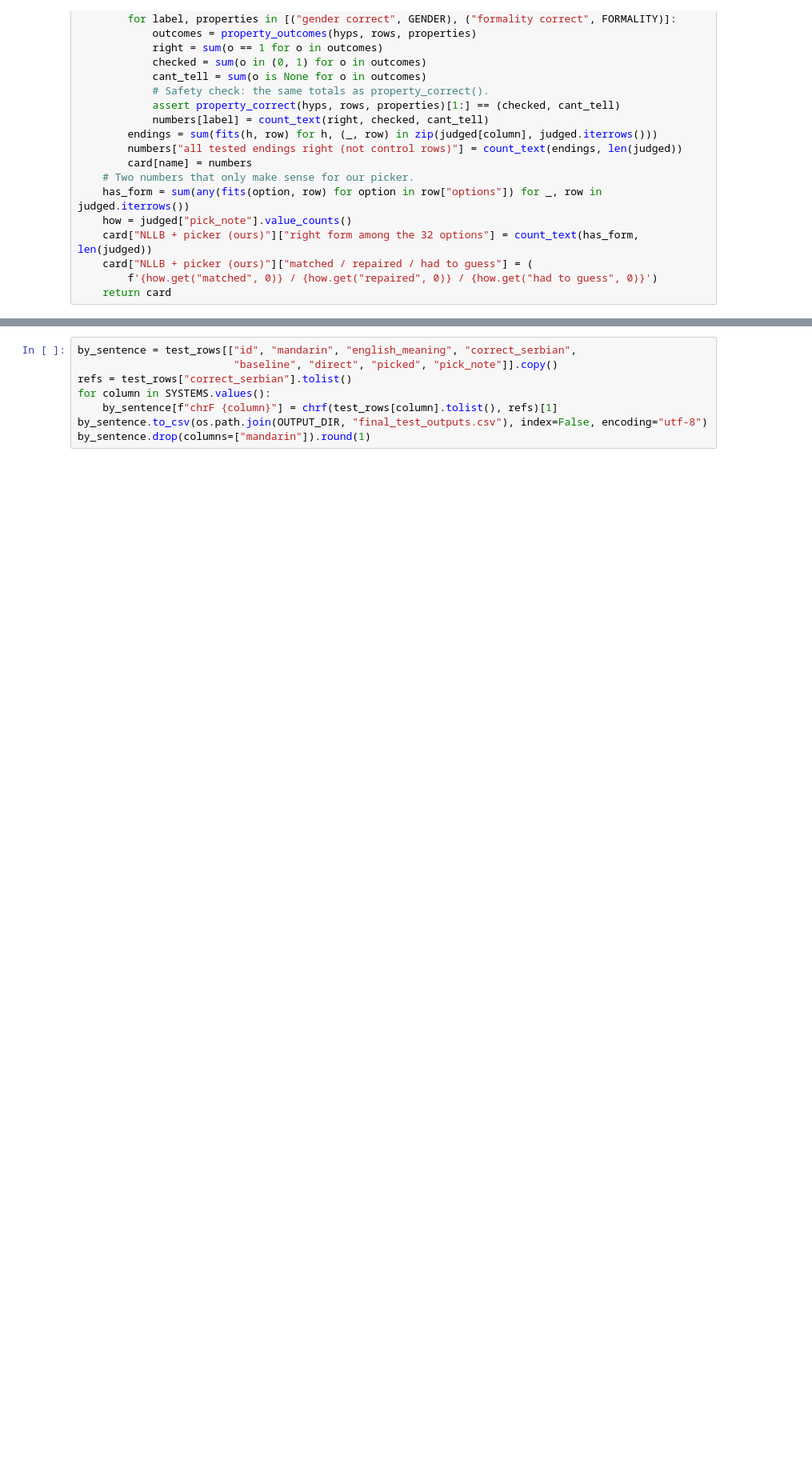
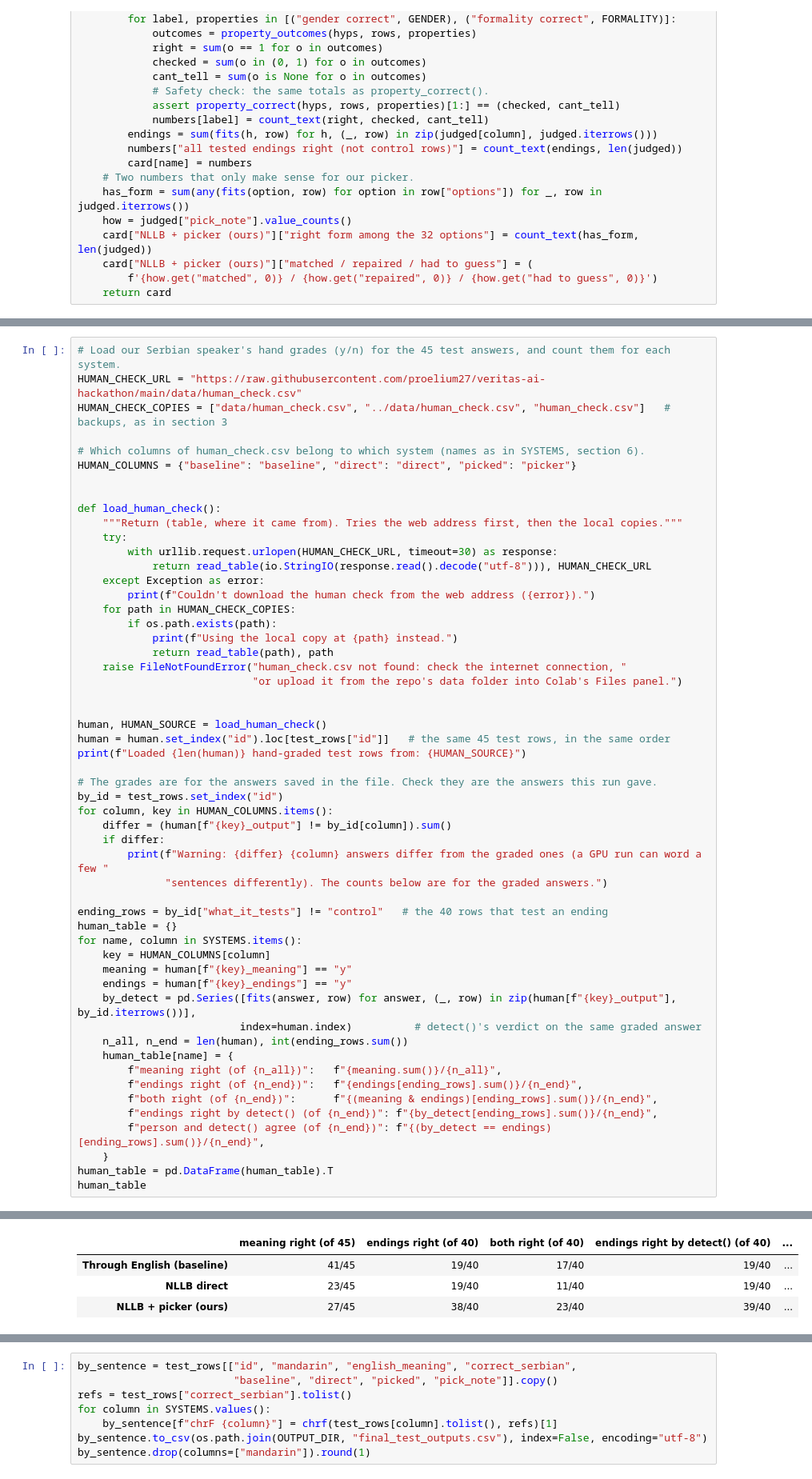
Before and after one commit to proelium27/veritas-ai-hackathon, a Jupyter notebook: notebook/model.ipynb, the cells around one changed output, grey strips where cells are left out. Shown at 80% size. Saved outputs shown, nothing was run; the diff lists cells and outputs as text; blank space fills up the shorter version.

```diff
--- a/notebook/model.ipynb
+++ b/notebook/model.ipynb
@@ -1314,0 +1336,55 @@ practice rows scored: 15 | test rows scored: 45
+# %%
+# Load our Serbian speaker's hand grades (y/n) for the 45 test answers, and count them for each system.
+HUMAN_CHECK_URL = "https://raw.githubusercontent.com/proelium27/veritas-ai-hackathon/main/data/human_check.csv"
+HUMAN_CHECK_COPIES = ["data/human_check.csv", "../data/human_check.csv", "human_check.csv"]   # backups, as in section 3
+
+# Which columns of human_check.csv belong to which system (names as in SYSTEMS, section 6).
+HUMAN_COLUMNS = {"baseline": "baseline", "direct": "direct", "picked": "picker"}
+
+
+def load_human_check():
+    """Return (table, where it came from). Tries the web address first, then the local copies."""
+    try:
+        with urllib.request.urlopen(HUMAN_CHECK_URL, timeout=30) as response:
+            return read_table(io.StringIO(response.read().decode("utf-8"))), HUMAN_CHECK_URL
+    except Exception as error:
+        print(f"Couldn't download the human check from the web address ({error}).")
+    for path in HUMAN_CHECK_COPIES:
+        if os.path.exists(path):
+            print(f"Using the local copy at {path} instead.")
+            return read_table(path), path
+    raise FileNotFoundError("human_check.csv not found: check the internet connection, "
+                            "or upload it from the repo's data folder into Colab's Files panel.")
+
+
+human, HUMAN_SOURCE = load_human_check()
+human = human.set_index("id").loc[test_rows["id"]]   # the same 45 test rows, in the same order
+print(f"Loaded {len(human)} hand-graded test rows from: {HUMAN_SOURCE}")
+
+# The grades are for the answers saved in the file. Check they are the answers this run gave.
+by_id = test_rows.set_index("id")
+for column, key in HUMAN_COLUMNS.items():
+    differ = (human[f"{key}_output"] != by_id[column]).sum()
+    if differ:
+        print(f"Warning: {differ} {column} answers differ from the graded ones (a GPU run can word a few "
+              "sentences differently). The counts below are for the graded answers.")
+
+ending_rows = by_id["what_it_tests"] != "control"   # the 40 rows that test an ending
+human_table = {}
+for name, column in SYSTEMS.items():
+    key = HUMAN_COLUMNS[column]
+    meaning = human[f"{key}_meaning"] == "y"
+    endings = human[f"{key}_endings"] == "y"
+    by_detect = pd.Series([fits(answer, row) for answer, (_, row) in zip(human[f"{key}_output"], by_id.iterrows())],
+                          index=human.index)          # detect()'s verdict on the same graded answer
+    n_all, n_end = len(human), int(ending_rows.sum())
+    human_table[name] = {
+        f"meaning right (of {n_all})":   f"{meaning.sum()}/{n_all}",
+        f"endings right (of {n_end})":   f"{endings[ending_rows].sum()}/{n_end}",
+        f"both right (of {n_end})":      f"{(meaning & endings)[ending_rows].sum()}/{n_end}",
+        f"endings right by detect() (of {n_end})": f"{by_detect[ending_rows].sum()}/{n_end}",
+        f"person and detect() agree (of {n_end})": f"{(by_detect == endings)[ending_rows].sum()}/{n_end}",
+    }
+human_table = pd.DataFrame(human_table).T
+human_table
+# %% [output]
@@ -1314,0 +1394,4 @@ practice rows scored: 15 | test rows scored: 45
+|  | meaning right (of 45) | endings right (of 40) | both right (of 40) | endings right by detect() (of 40) | ... |
+| Through English (baseline) | 41/45 | 19/40 | 17/40 | 19/40 | ... |
+| NLLB direct | 23/45 | 19/40 | 11/40 | 19/40 | ... |
+| NLLB + picker (ours) | 27/45 | 38/40 | 23/40 | 39/40 | ... |
```
Also changed, not shown: parts of 14 cells of this notebook, 5 other files.
